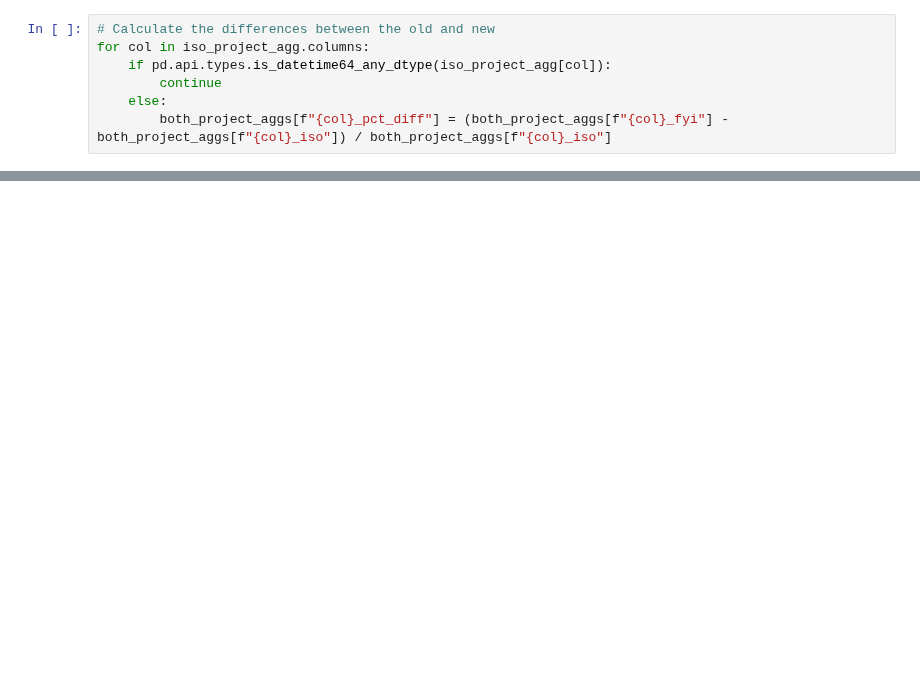
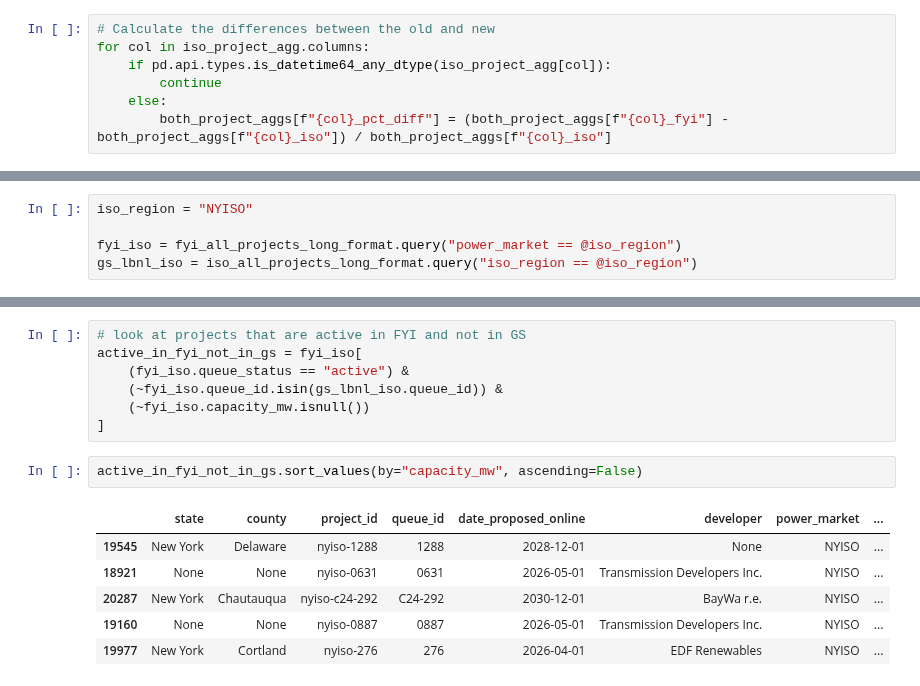
Before and after one commit to deployment-gap-model-education-fund/deployment-gap-model, a Jupyter notebook: notebooks/data_updates/interconnection_fyi/interconnection-fyi-update.ipynb, the cells around one changed output, grey strips where cells are left out. Drawn from its saved outputs; the diff is of its cells as text; blank space fills up the shorter version.

```diff
--- a/notebooks/data_updates/interconnection_fyi/interconnection-fyi-update.ipynb
+++ b/notebooks/data_updates/interconnection_fyi/interconnection-fyi-update.ipynb
@@ -423,0 +364,5 @@ iso_projects_long[(iso_projects_long.iso_region == "NYISO") & (iso_projects_long
+# %%
+iso_region = "NYISO"
+
+fyi_iso = fyi_all_projects_long_format.query("power_market == @iso_region")
+gs_lbnl_iso = iso_all_projects_long_format.query("iso_region == @iso_region")
@@ -423,0 +378,16 @@ iso_projects_long[(iso_projects_long.iso_region == "NYISO") & (iso_projects_long
+# %%
+# look at projects that are active in FYI and not in GS
+active_in_fyi_not_in_gs = fyi_iso[
+    (fyi_iso.queue_status == "active") &
+    (~fyi_iso.queue_id.isin(gs_lbnl_iso.queue_id)) &
+    (~fyi_iso.capacity_mw.isnull())
+]
+# %%
+active_in_fyi_not_in_gs.sort_values(by="capacity_mw", ascending=False)
+# %% [output]
+|  | state | county | project_id | queue_id | date_proposed_online | developer | power_market | ... |
+| 19545 | New York | Delaware | nyiso-1288 | 1288 | 2028-12-01 | None | NYISO | ... |
+| 18921 | None | None | nyiso-0631 | 0631 | 2026-05-01 | Transmission Developers Inc. | NYISO | ... |
+| 20287 | New York | Chautauqua | nyiso-c24-292 | C24-292 | 2030-12-01 | BayWa r.e. | NYISO | ... |
+| 19160 | None | None | nyiso-0887 | 0887 | 2026-05-01 | Transmission Developers Inc. | NYISO | ... |
+| 19977 | New York | Cortland | nyiso-276 | 276 | 2026-04-01 | EDF Renewables | NYISO | ... |
```
Also changed, not shown: parts of 64 cells of this notebook.
